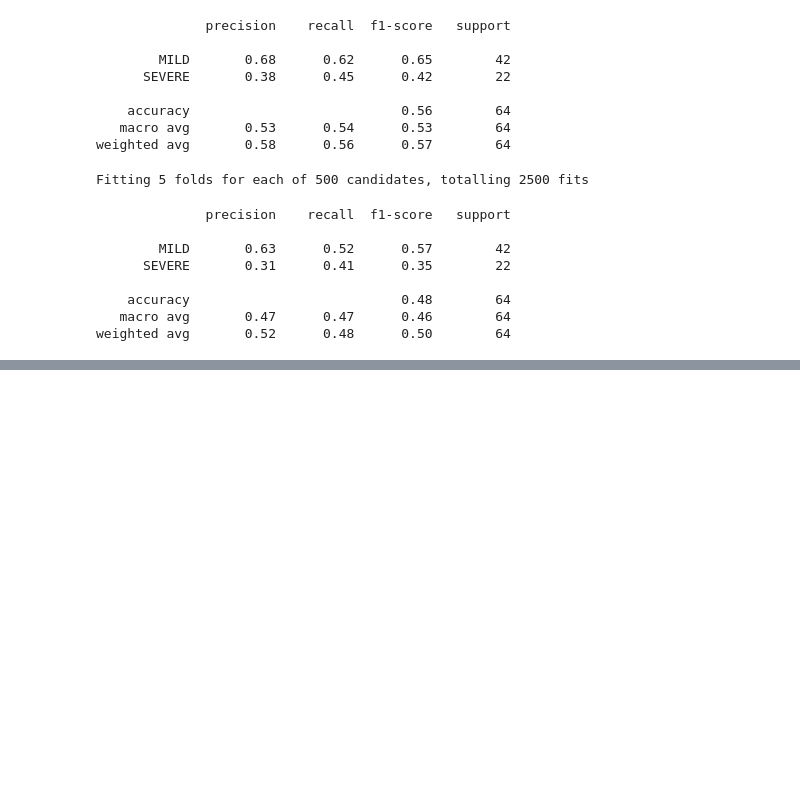
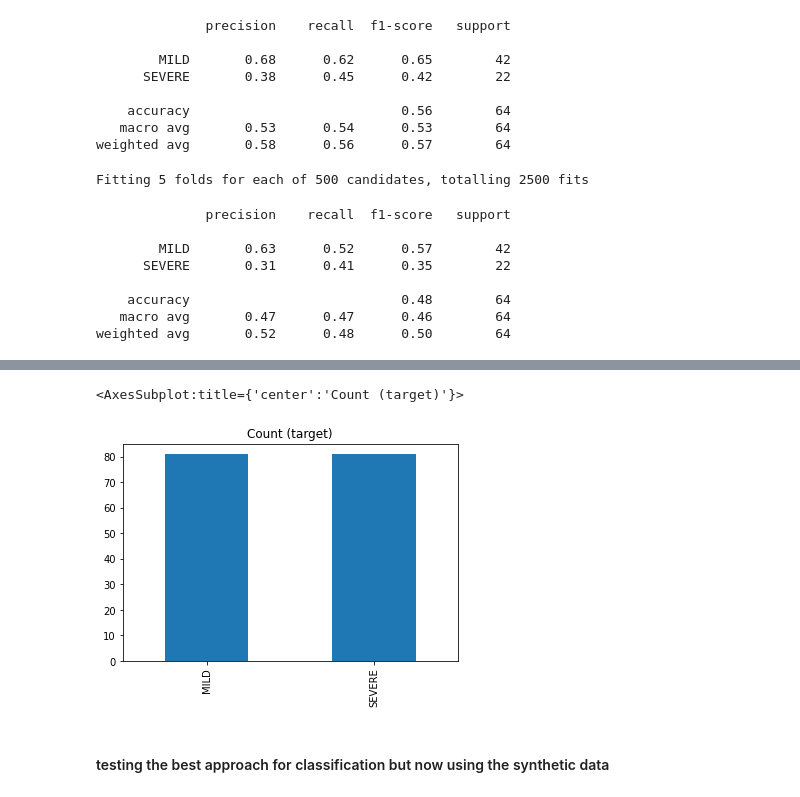
Before and after one commit to LCLazari/MAC5832_prognostico_covid, a Jupyter notebook: 3-model-lgbm-optuna-randomsearch.ipynb, the cells around one changed output, grey strips where cells are left out. Saved outputs shown, nothing was run; the diff lists cells and outputs as text; code cells hidden in the pictures; blank space fills up the shorter version.

```diff
--- a/3-model-lgbm-optuna-randomsearch.ipynb
+++ b/3-model-lgbm-optuna-randomsearch.ipynb
@@ -785,0 +880,13 @@ weighted avg       0.52      0.48      0.50        64
+# %%
+smote = SMOTE(sampling_strategy ='minority', n_jobs=-1)
+X_sm, y_sm = smote.fit_resample(X[features], y)
+# %%
+df = pd.DataFrame(X_sm, columns=features)
+df['target'] = y_sm
+
+df['target'].value_counts().plot(kind='bar', title='Count (target)')
+# %% [output]
+<AxesSubplot:title={'center':'Count (target)'}>
+[figure, added]
+# %% [markdown]
+#### testing the best approach for classification but now using the synthetic data
```
Also changed, not shown: parts of 71 cells of this notebook.
